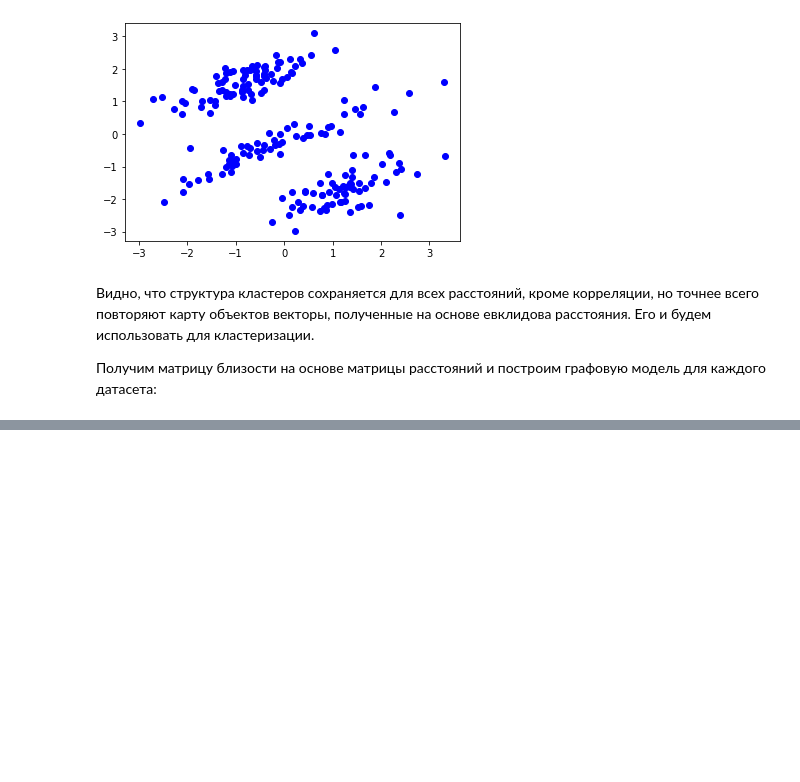
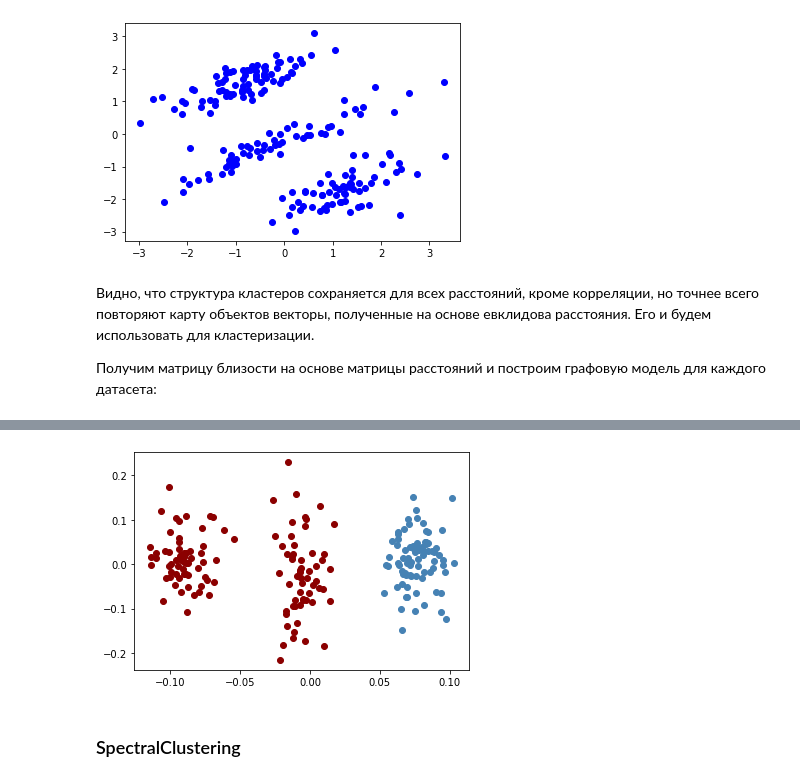
Before and after one commit to vsavkina/lab3, a Jupyter notebook: Lab3_13.ipynb, the cells around one changed output, grey strips where cells are left out. Drawn from its saved outputs; the diff is of its cells as text; code cells hidden in the pictures; blank space fills up the shorter version.

```diff
--- a/Lab3_13.ipynb
+++ b/Lab3_13.ipynb
@@ -266,0 +283,9 @@ nx.draw_networkx(Y_graph,pos)
+# %%
+Y_kmeans = KMeans(n_clusters=2, random_state=32).fit(Y_st)
+# %%
+for i in range(len(Y_kmeans.labels_)):
+    plt.scatter(Y_2d[:,0][i] , Y_2d[:,1][i], color=color_map[Y_kmeans.labels_[i]])
+# %% [output]
+[figure, added]
+# %% [markdown]
+### SpectralClustering
```
Also changed, not shown: parts of 23 cells of this notebook.
